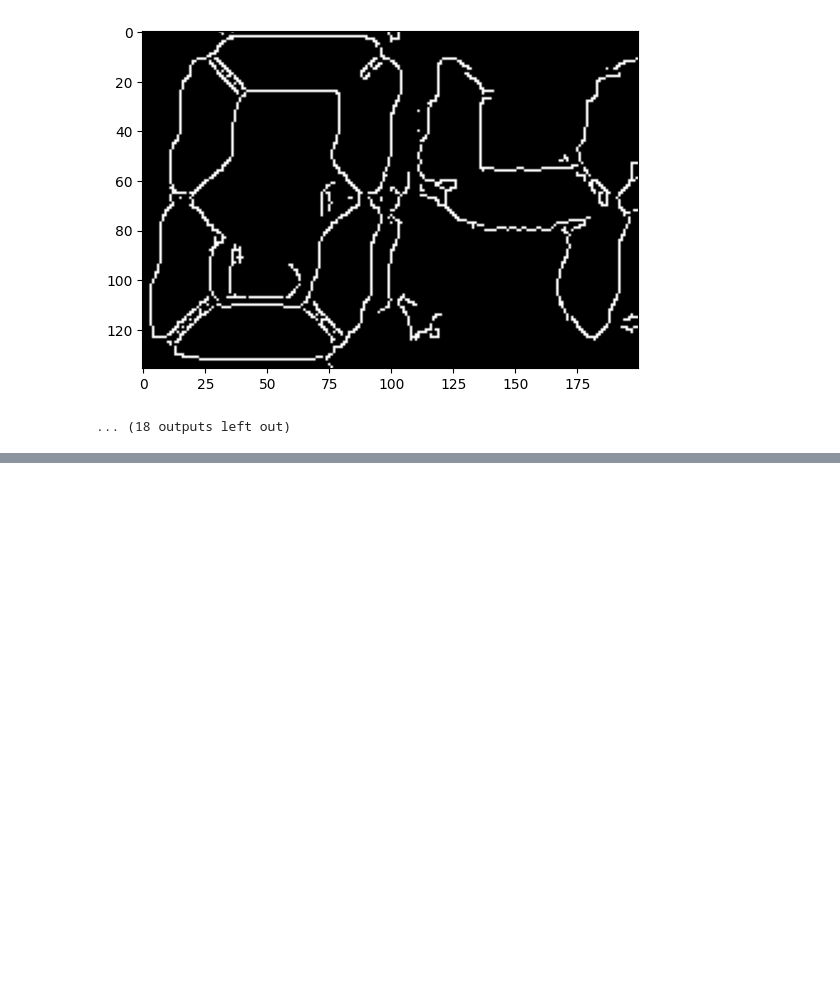
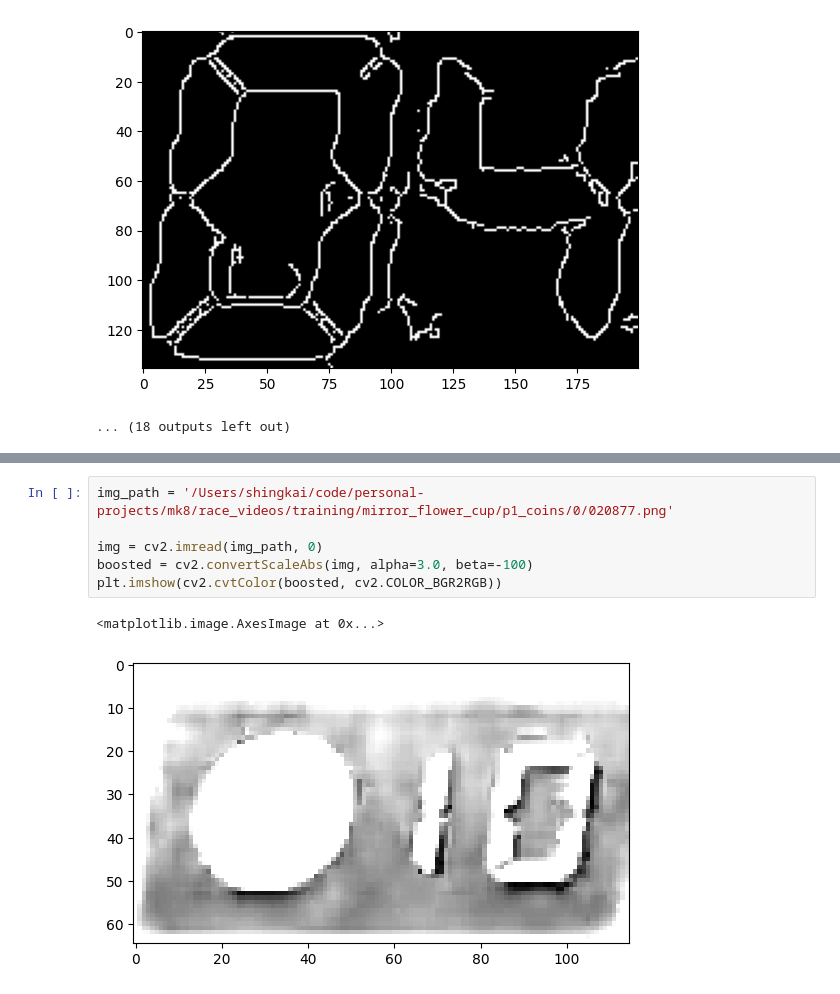
Before and after one commit to shingkai/MarioKart8CV, a Jupyter notebook: notebooks/coin_classifier.ipynb, the cells around one changed output, grey strips where cells are left out. Cells and saved outputs as stored; diff of their text form; blank space fills up the shorter version.

```diff
--- a/notebooks/coin_classifier.ipynb
+++ b/notebooks/coin_classifier.ipynb
@@ -44,0 +99,9 @@ plt.show()
+# %%
+img_path = '/Users/shingkai/code/personal-projects/mk8/race_videos/training/mirror_flower_cup/p1_coins/0/020877.png'
+
+img = cv2.imread(img_path, 0)
+boosted = cv2.convertScaleAbs(img, alpha=3.0, beta=-100)
+plt.imshow(cv2.cvtColor(boosted, cv2.COLOR_BGR2RGB))
+# %% [output]
+<matplotlib.image.AxesImage at 0x...>
+[figure, added]
```
Also changed, not shown: parts of 9 cells of this notebook, 4 other files.
